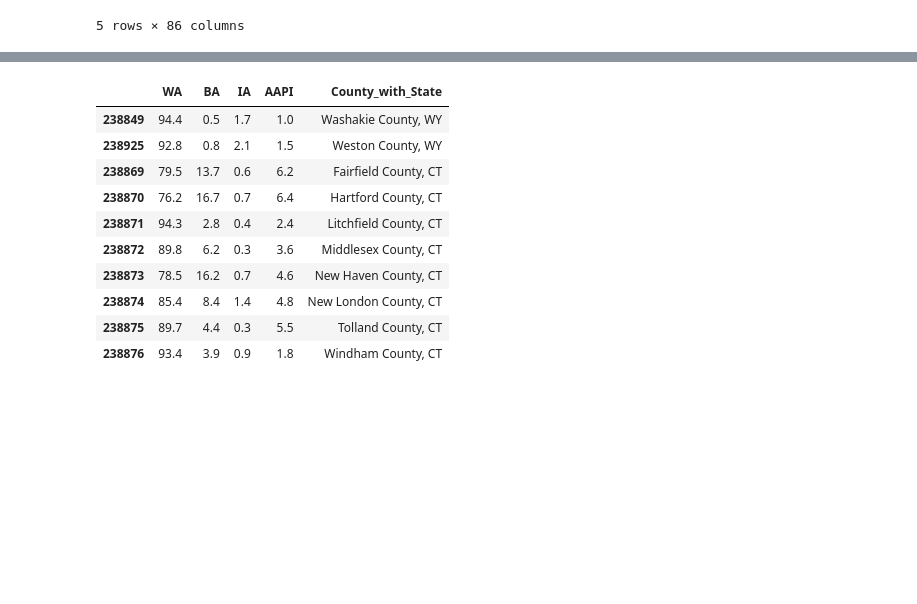
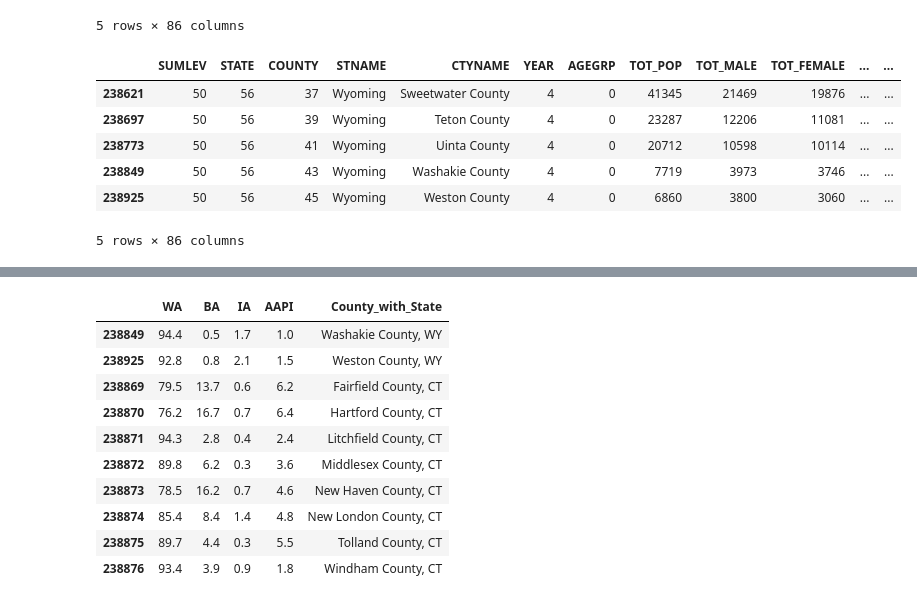
Before and after one commit to natehiatt/covid_vax_project, a Jupyter notebook: Final.ipynb, the cells around one changed output, grey strips where cells are left out. Drawn from its saved outputs; the diff is of its cells as text; code cells hidden in the pictures; blank space fills up the shorter version.

```diff
--- a/Final.ipynb
+++ b/Final.ipynb
@@ -669,3 +713,13 @@ census_race.head()
 | 285 | 50 | 1 | 7 | Alabama | Bibb County | 4 | 0 | 22005 | 11775 | 10230 | ... | ... |
 | 361 | 50 | 1 | 9 | Alabama | Blount County | 4 | 0 | 59512 | 29583 | 29929 | ... | ... |
 5 rows × 86 columns
+# %%
+census_race.tail()
+# %% [output]
+|  | SUMLEV | STATE | COUNTY | STNAME | CTYNAME | YEAR | AGEGRP | TOT_POP | TOT_MALE | TOT_FEMALE | ... | ... |
+| 238621 | 50 | 56 | 37 | Wyoming | Sweetwater County | 4 | 0 | 41345 | 21469 | 19876 | ... | ... |
+| 238697 | 50 | 56 | 39 | Wyoming | Teton County | 4 | 0 | 23287 | 12206 | 11081 | ... | ... |
+| 238773 | 50 | 56 | 41 | Wyoming | Uinta County | 4 | 0 | 20712 | 10598 | 10114 | ... | ... |
+| 238849 | 50 | 56 | 43 | Wyoming | Washakie County | 4 | 0 | 7719 | 3973 | 3746 | ... | ... |
+| 238925 | 50 | 56 | 45 | Wyoming | Weston County | 4 | 0 | 6860 | 3800 | 3060 | ... | ... |
+5 rows × 86 columns
```
Also changed, not shown: parts of 183 cells of this notebook, 1 other file.
